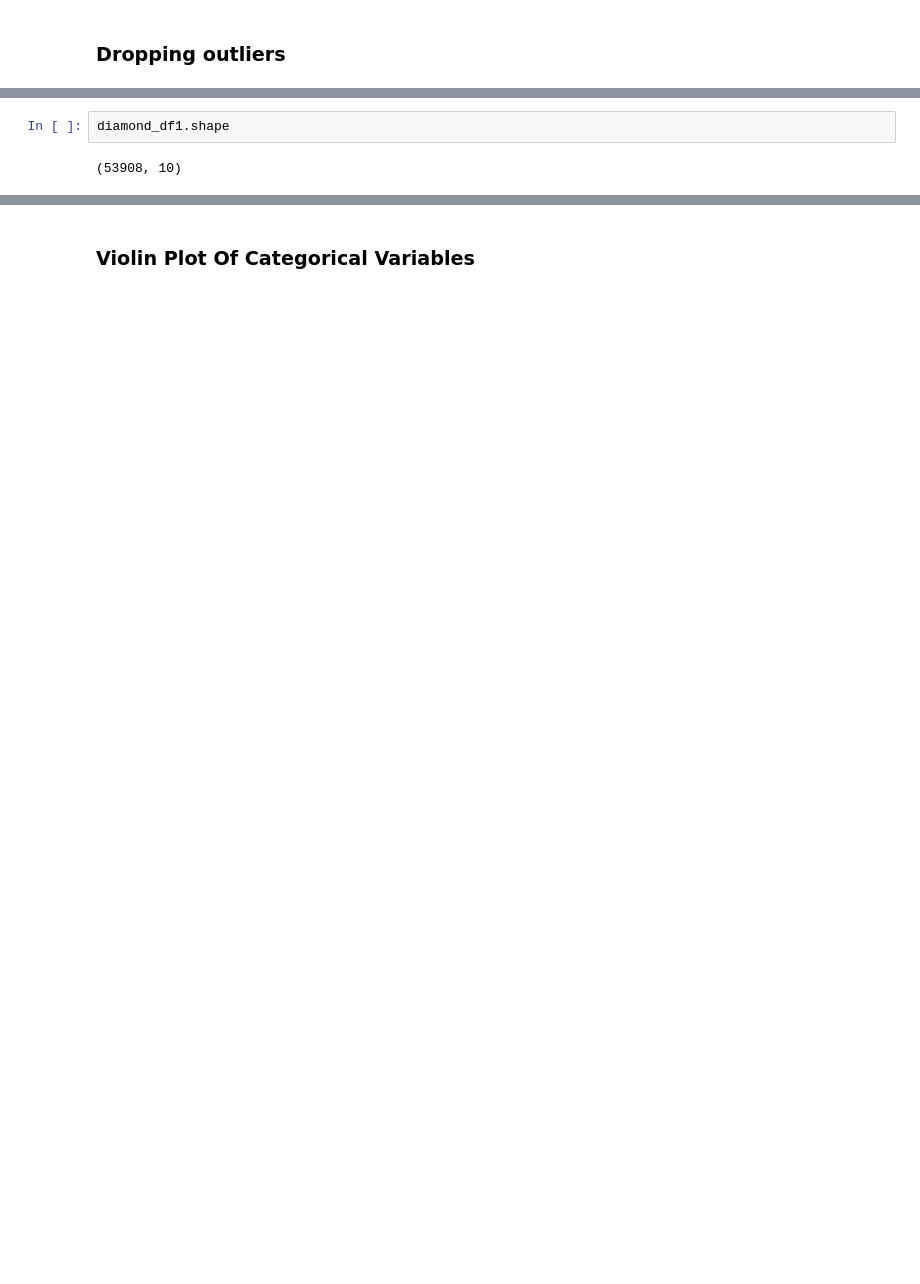
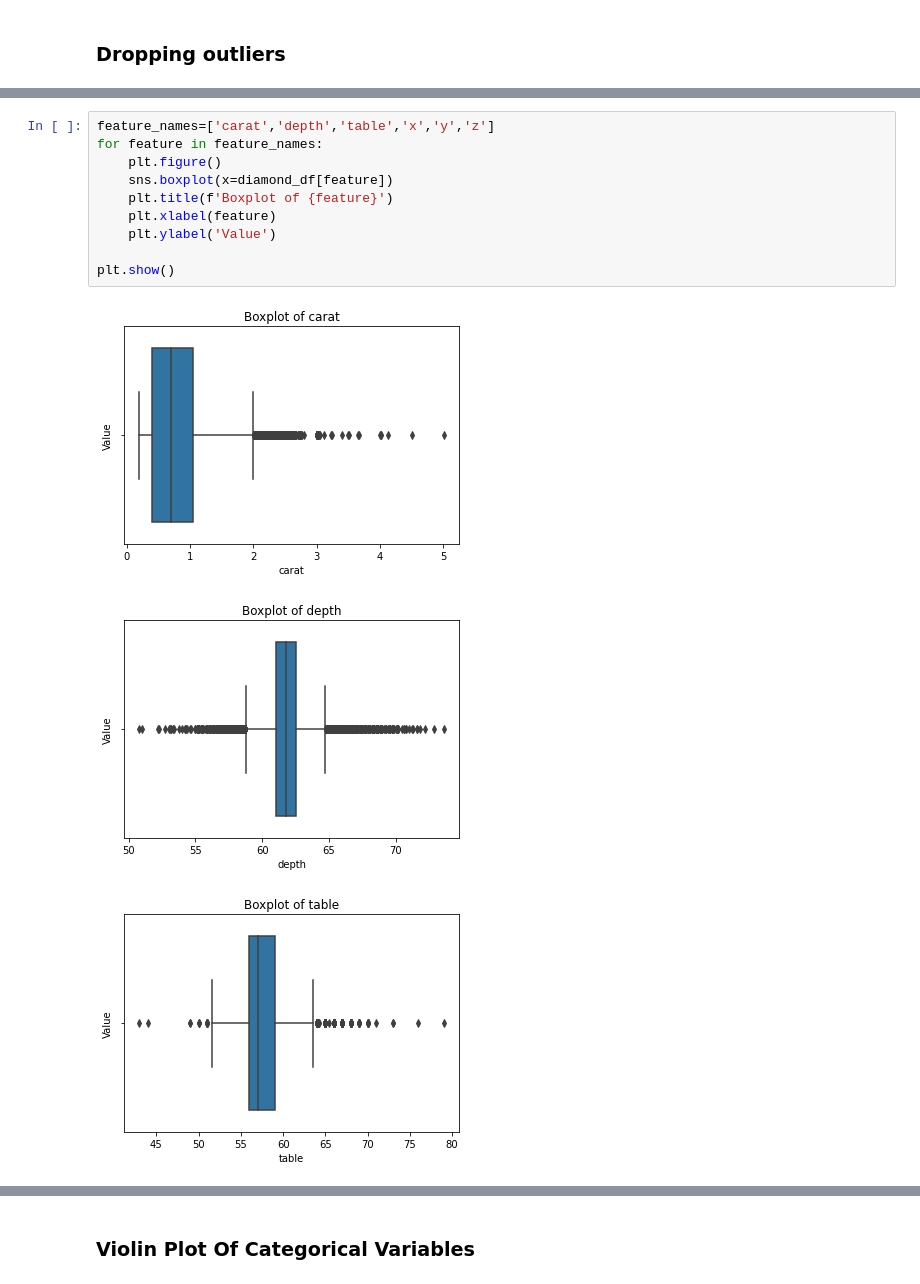
Before and after one commit to CeciliaDinh/Diamond-Price-Forecasting-, a Jupyter notebook: Diamond Price Forecasting.ipynb, the cells around one changed output, grey strips where cells are left out. Saved outputs shown, nothing was run; the diff lists cells and outputs as text; blank space fills up the shorter version.

```diff
--- a/Diamond Price Forecasting.ipynb
+++ b/Diamond Price Forecasting.ipynb
@@ -219,4 +220,14 @@ diamond_df1= diamond_df[(diamond_df['depth']<80) & (diamond_df['depth']>45)]
-# %%
-diamond_df1.shape
-# %% [output]
-(53908, 10)
+# %%
+feature_names=['carat','depth','table','x','y','z']
+for feature in feature_names:
+    plt.figure()
+    sns.boxplot(x=diamond_df[feature])
+    plt.title(f'Boxplot of {feature}')
+    plt.xlabel(feature)
+    plt.ylabel('Value')
+
+plt.show()
+# %% [output]
+[figure, added]
+[figure, added]
+[figure, added]
```
Also changed, not shown: parts of 26 cells of this notebook.
